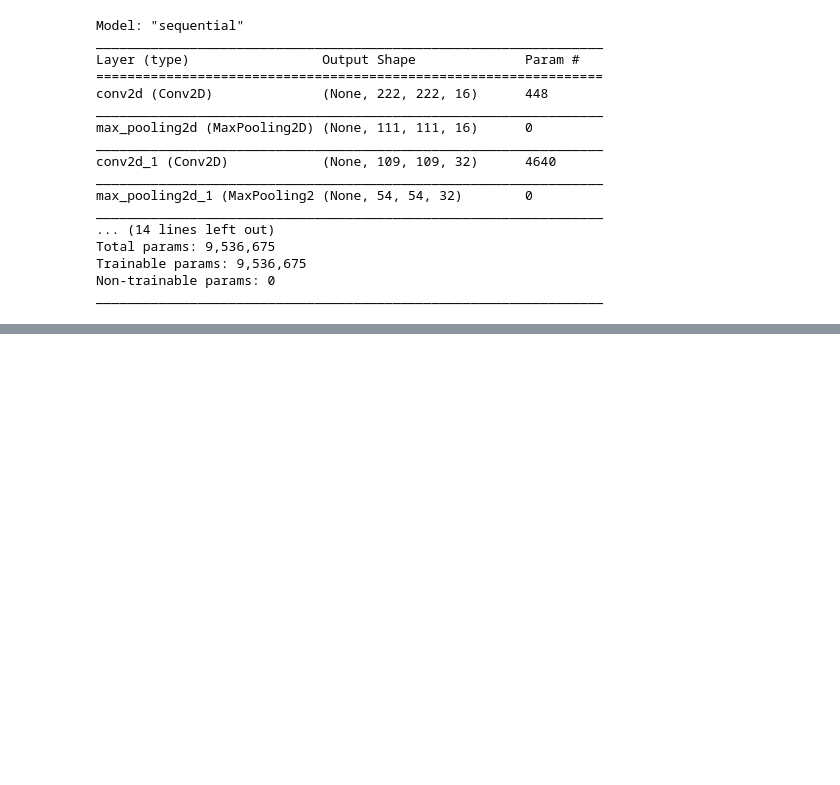
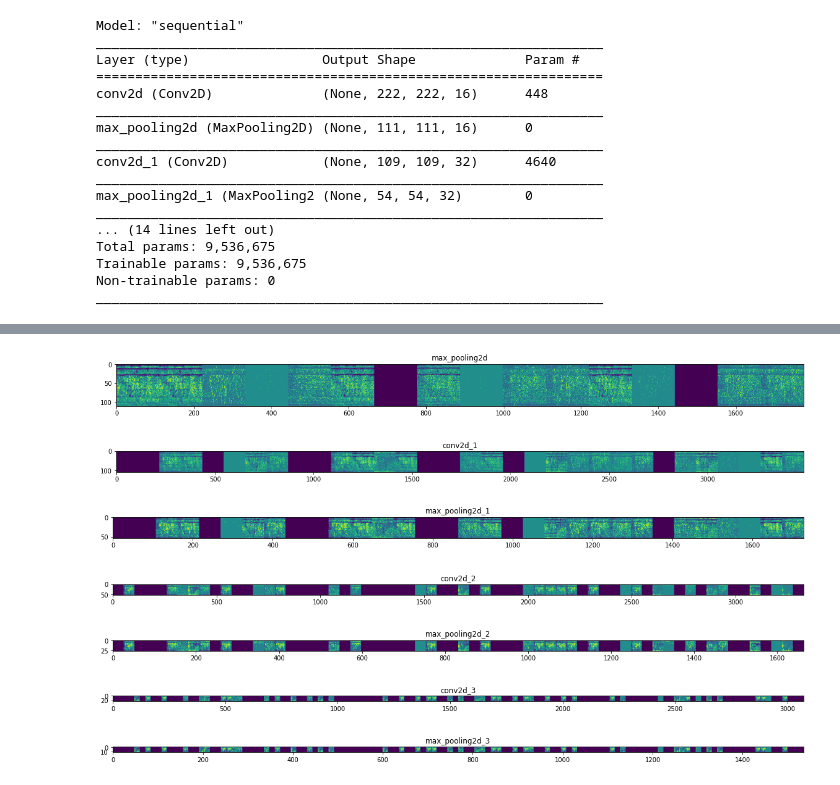
Before and after one commit to Ibrahimsyah/Naiz, a Jupyter notebook: machine_learning/relief_cnn.ipynb, the cells around one changed output, grey strips where cells are left out. Cells and saved outputs as stored; diff of their text form; code cells hidden in the pictures; blank space fills up the shorter version.

Commit message:
[machine_learning] feat(cnn): add visualization on each layer

```diff
--- a/machine_learning/relief_cnn.ipynb
+++ b/machine_learning/relief_cnn.ipynb
@@ -169,2 +178,50 @@ plt.show()
 # %%
 model.save_weights('final_relief.h5')
+# %%
+import numpy as np
+import random
+from tensorflow.keras.preprocessing.image import img_to_array, load_img
+
+successive_outputs = [layer.output for layer in model.layers[1:]]
+visualization_model = tf.keras.models.Model(inputs = model.input, outputs = successive_outputs)
+rock_img_files = [os.path.join(train_rock_dir, f) for f in train_rock_names]
+paper_img_files = [os.path.join(train_paper_dir, f) for f in train_paper_names]
+scissors_img_files = [os.path.join(train_scissors_dir, f) for f in train_scissors_names]
+img_path = random.choice(rock_img_files + paper_img_files + scissors_img_files)
+
+img = load_img(img_path, target_size=(224, 224))
+x = img_to_array(img)
+x = x.reshape((1,) + x.shape)
+
+x /= 255
+
+successive_feature_maps = visualization_model.predict(x)
+
+layer_names = [layer.name for layer in model.layers[1:]]
+
+for layer_name, feature_map in zip(layer_names, successive_feature_maps):
+  if len(feature_map.shape) == 4:
+    n_features = feature_map.shape[-1]
+    size = feature_map.shape[1]
+    display_grid = np.zeros((size, size * n_features))
+    for i in range(n_features):
+      x = feature_map[0, :, :, i]
+      x -= x.mean()
+      x /= x.std()
+      x *= 64
+      x += 128
+      x = np.clip(x, 0, 255).astype('uint8')
+      display_grid[:, i * size : (i + 1) * size] = x
+    scale = 20. / n_features
+    plt.figure(figsize=(scale * n_features, scale))
+    plt.title(layer_name)
+    plt.grid(False)
+    plt.imshow(display_grid, aspect='auto', cmap='viridis')
+# %% [output]
+[figure, added]
+[figure, added]
+[figure, added]
+[figure, added]
+[figure, added]
+[figure, added]
+[figure, added]
```
Also changed, not shown: parts of 3 cells of this notebook.
